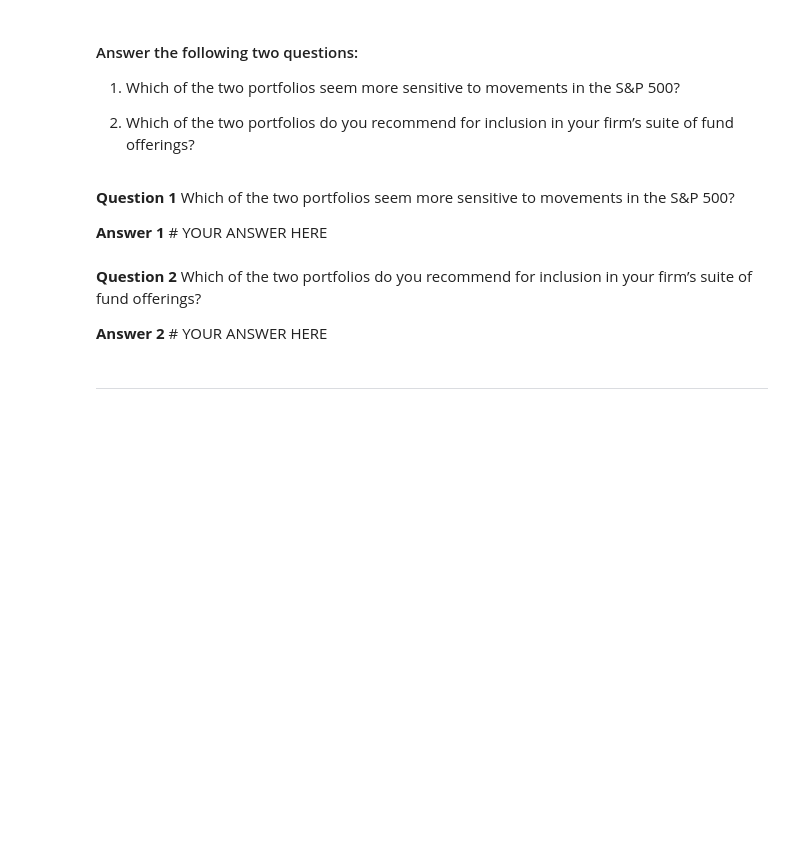
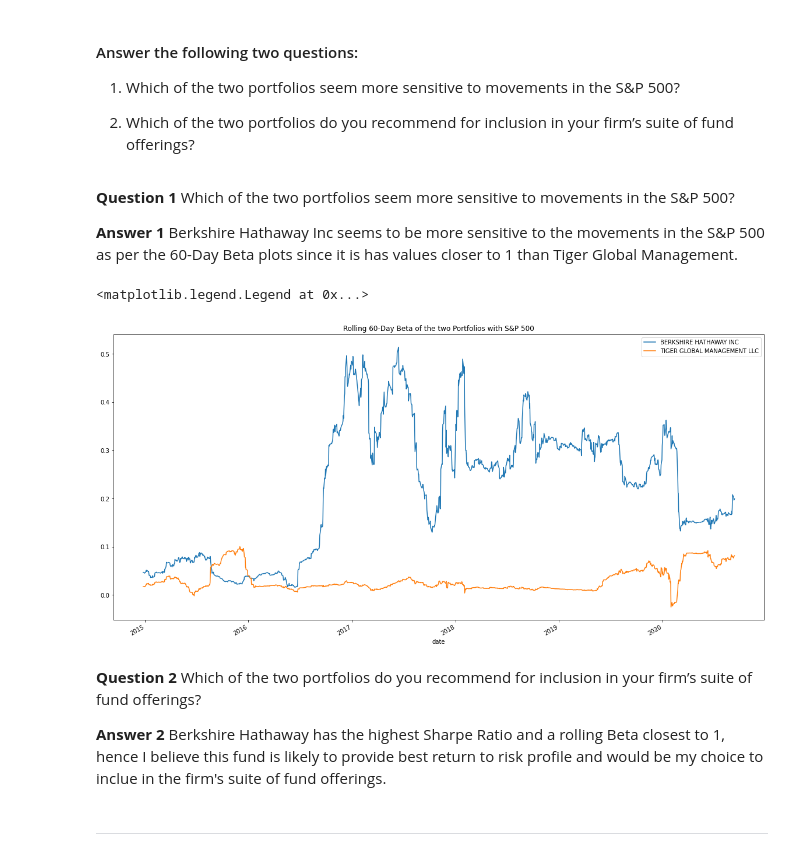
Before and after one commit to sidbetatester/market_risk_analyser, a Jupyter notebook: risk_return_analysis.ipynb, the cells around one changed output. Saved outputs shown, nothing was run; the diff lists cells and outputs as text; code cells hidden in the pictures; blank space fills up the shorter version.

```diff
--- a/risk_return_analysis.ipynb
+++ b/risk_return_analysis.ipynb
@@ -613,10 +613,17 @@ tg_rolling_60_mean.plot(figsize=(10,7), title=" TIGER GLOBAL MANAGEMENT LLC - 60
 # %% [markdown]
 **Question 1** Which of the two portfolios seem more sensitive to movements in the S&P 500?
 
-**Answer 1** # YOUR ANSWER HERE
+**Answer 1** Berkshire Hathaway Inc seems to be more sensitive to the movements in the S&P 500 as per the 60-Day Beta plots since it is has values closer to 1 than Tiger Global Management.
+# %%
+ax = bh_snp_rolling_60_beta.plot(figsize=(20, 10), title='Rolling 60-Day Beta of the two Portfolios with S&P 500')
+tg_snp_rolling_60_beta.plot(ax=ax)
+ax.legend(["BERKSHIRE HATHAWAY INC", "TIGER GLOBAL MANAGEMENT LLC"])
+# %% [output]
+<matplotlib.legend.Legend at 0x...>
+[figure, added]
 # %% [markdown]
 **Question 2** Which of the two portfolios do you recommend for inclusion in your firm’s suite of fund offerings?
 
-**Answer 2** # YOUR ANSWER HERE
+**Answer 2** Berkshire Hathaway has the highest Sharpe Ratio and a rolling Beta closest to 1, hence I believe this fund is likely to provide best return to risk profile and would be my choice to inclue in the firm's suite of fund offerings.
 # %% [markdown]
 ---
```
Also changed, not shown: parts of 2 cells of this notebook, 3 other files.
